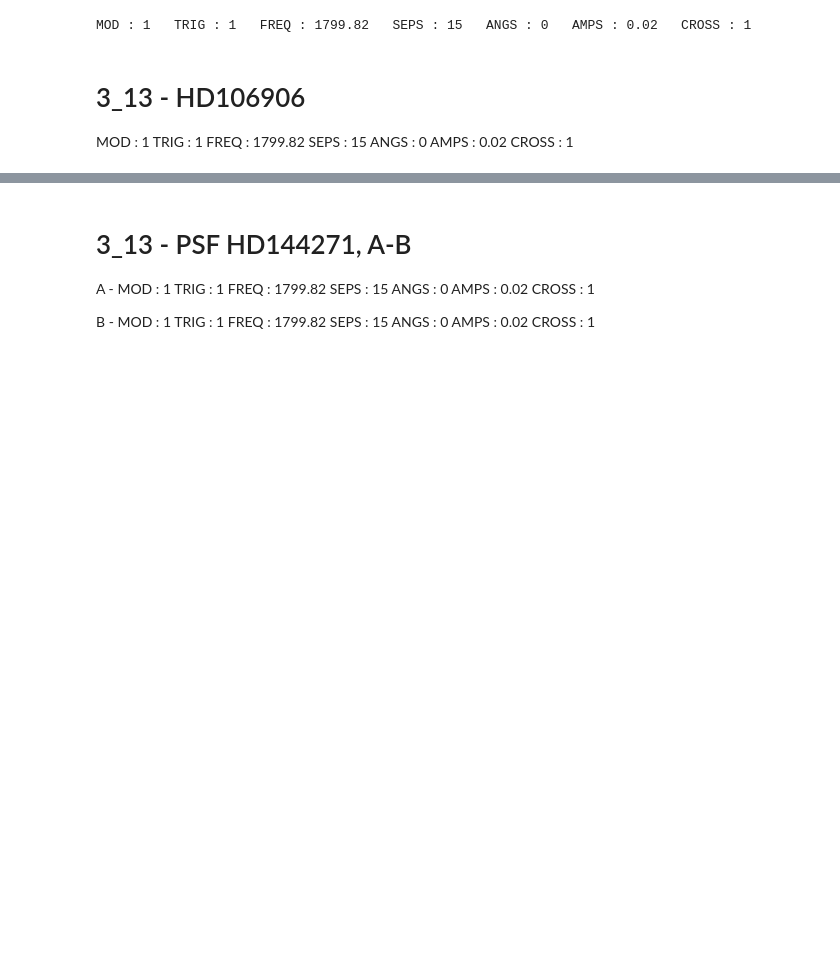
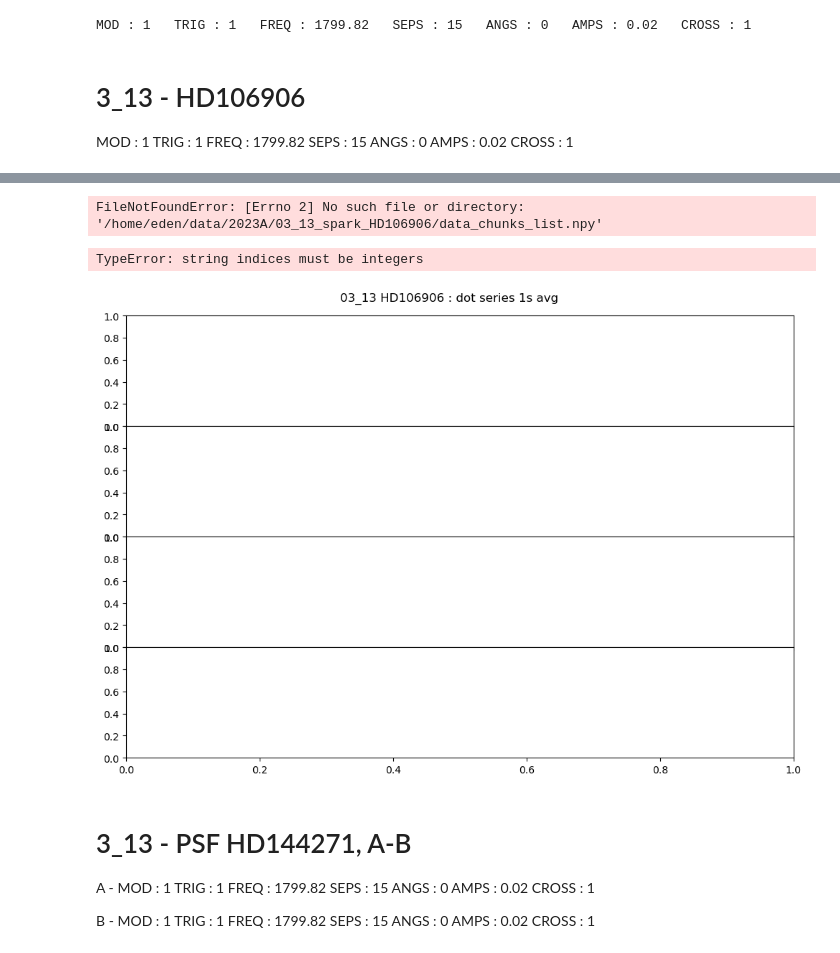
Before and after one commit to edenacadia/sparkles, a Jupyter notebook: dev/sparkles_2023A.ipynb, the cells around one changed output, grey strips where cells are left out. Cells and saved outputs as stored; diff of their text form; code cells hidden in the pictures; blank space fills up the shorter version.

```diff
--- a/dev/sparkles_2023A.ipynb
+++ b/dev/sparkles_2023A.ipynb
@@ -187,3 +205,14 @@ MOD : 1   TRIG : 1   FREQ : 1799.82   SEPS : 15   ANGS : 0   AMPS : 0.02   CROSS
+# %%
+# Pulling saved dot product
+avg_dot_file = sky_dir_0313_HD10.replace('camwfs/', "data_chunks_list.npy")
+avg_dot_0313_HD10 = np.vstack(np.load(avg_dot_file))
+# %% [output]
+FileNotFoundError: [Errno 2] No such file or directory: '/home/eden/data/2023A/03_13_spark_HD106906/data_chunks_list.npy'
+# %%
+sp.plot_dotSeries_all("03_13 HD106906", sky_dir_0313_HD10, min=-0.0015, max=0.0015)
+# %% [output]
+TypeError: string indices must be integers
+[figure, added]
 # %% [markdown]
 # 3_13 - PSF HD144271, A-B
 
```
Also changed, not shown: parts of 25 cells of this notebook, 6 other files.
